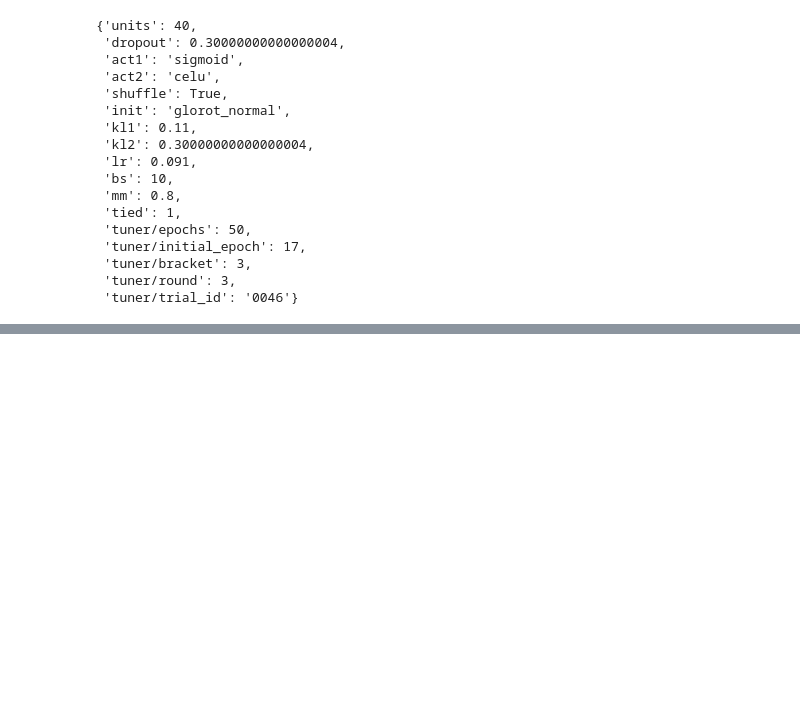
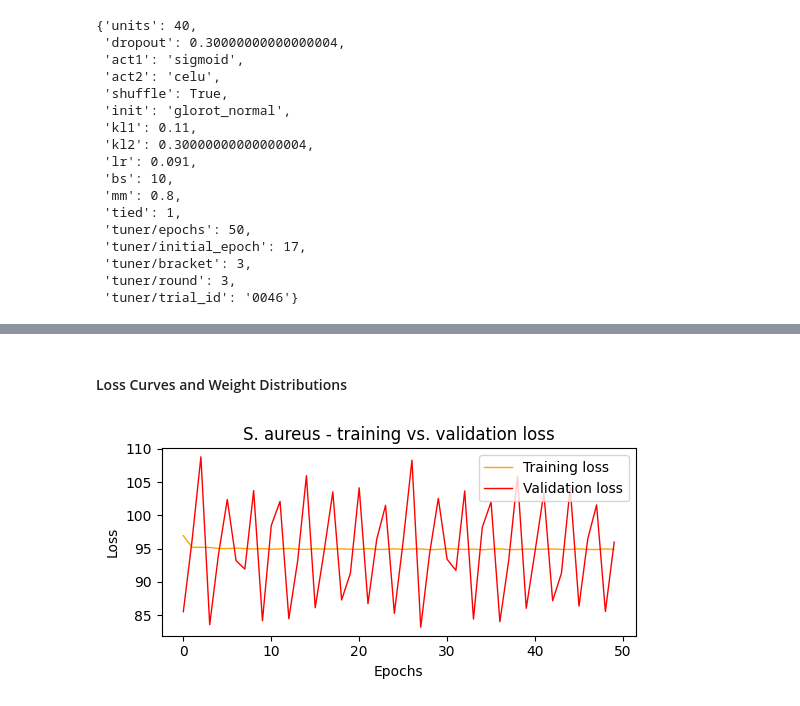
Before and after one commit to Mukundan-T/seqADAGE, a Jupyter notebook: Py/muk_transfer_learning/Mukundan_sA_ecmg_tl.ipynb, the cells around one changed output, grey strips where cells are left out. Drawn from its saved outputs; the diff is of its cells as text; code cells hidden in the pictures; blank space fills up the shorter version.

Commit message:
Trained transfer learning models for BLAST and Salmon transfer functions

```diff
--- a/Py/muk_transfer_learning/Mukundan_sA_ecmg_tl.ipynb
+++ b/Py/muk_transfer_learning/Mukundan_sA_ecmg_tl.ipynb
@@ -534,0 +546,9 @@ ec_model.save_weights(
+# %%
+# Create enrichment dataframes
+kegg_dfs = {}
+
+for seed in transfer_models.keys():
+  sa_kegg_ps = transfer_models[seed].set_kegg(
+    '/content/drive/My Drive/Comp-Bio-Projs-S26/data/muk-in-use/sa_kegg_pathways.txt'
+  )
+  kegg_dfs[seed] = sa_kegg_ps
@@ -534,0 +599,32 @@ ec_model.save_weights(
+# %% [markdown]
+#### Loss Curves and Weight Distributions
+# %%
+# Plot loss curve for seed = 100
+fig, ax = plt.subplots(figsize = (6, 3))
+fig.tight_layout(pad = 3.0)
+
+# Plot training loss
+ax.plot(
+  range(50),
+  transfer_models[0].loss,
+  linewidth = 1,
+  markersize = 2,
+  color = 'orange',
+  label = 'Training loss'
+)
+
+# Plot validation loss
+ax.plot(
+  range(50),
+  transfer_models[0].val_loss,
+  linewidth = 1,
+  markersize = 2,
+  color = 'red',
+  label = 'Validation loss'
+)
+
+ax.set(title = 'S. aureus - training vs. validation loss', xlabel = 'Epochs', ylabel = 'Loss')
+ax.legend()
+plt.show()
+# %% [output]
+[figure, added]
```
Also changed, not shown: parts of 33 cells of this notebook.
